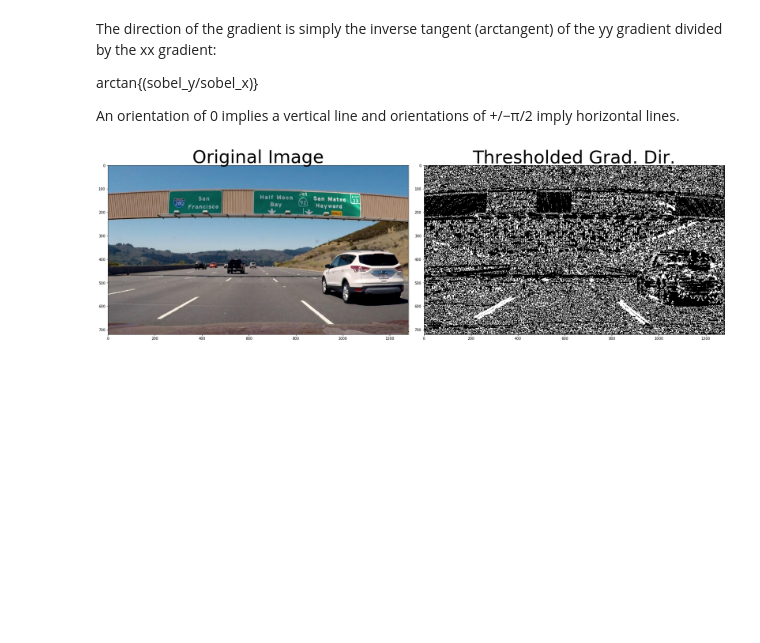
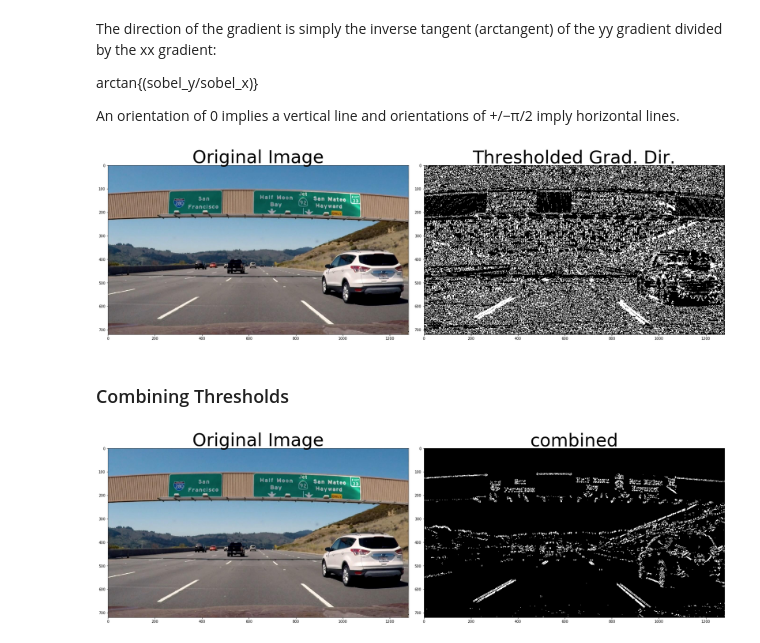
Before and after one commit to magedhassan/Gradients-and-color-spaces, a Jupyter notebook: Gradients-and-color-spaces.ipynb, the cells around one changed output. Saved outputs shown, nothing was run; the diff lists cells and outputs as text; code cells hidden in the pictures; blank space fills up the shorter version.

Commit message:
Combine thresholds together

```diff
--- a/Gradients-and-color-spaces.ipynb
+++ b/Gradients-and-color-spaces.ipynb
@@ -50,7 +50,7 @@ Text(0.5,1,'sybinary to get horizontal lines')
 # Define a function that applies Sobel x or y,
 # then takes an absolute value and applies a threshold.
 # Note: calling your function with orient='x', thresh_min=5, thresh_max=100
-def abs_sobel_thresh(img, orient='x', thresh_min=0, thresh_max=255):
+def abs_sobel_thresh(img, orient='x', sobel_kernel=3, thresh=(0, 255)):
     # Apply the following steps to img
     # 1) Convert to grayscale
     gray = cv2.cvtColor(img, cv2.COLOR_RGB2GRAY)
@@ -64,19 +64,19 @@ def abs_sobel_thresh(img, orient='x', thresh_min=0, thresh_max=255):
     else:
         print("error: undefined orient!")
         return img
-    sobel_orient = cv2.Sobel(gray, cv2.CV_64F, dir_1, dir_2)
-    print("sobel_orient", sobel_orient)
+    sobel_orient = cv2.Sobel(gray, cv2.CV_64F, dir_1, dir_2, ksize=sobel_kernel)
+    #print("sobel_orient", sobel_orient)
     # 3) Take the absolute value of the derivative or gradient
     abs_sobel_orient = np.absolute(sobel_orient)
-    print("abs_sobel_orient", abs_sobel_orient)
+    #print("abs_sobel_orient", abs_sobel_orient)
     # 4) Scale to 8-bit (0 - 255) then convert to type = np.uint8
     scaled_sobel = np.uint8(255*abs_sobel_orient/np.max(abs_sobel_orient))
-    print("scaled_sobel", scaled_sobel)
+    #print("scaled_sobel", scaled_sobel)
     # 5) Create a mask of 1's where the scaled gradient magnitude is > thresh_min and < thresh_max
     binary_output = np.zeros_like(scaled_sobel) # prepare the output and fill with zeros
-    binary_output[(scaled_sobel >= thresh_min) & (scaled_sobel <= thresh_max)] = 1
+    binary_output[(scaled_sobel >= thresh[0]) & (scaled_sobel <= thresh[1])] = 1
     # 6) Return this mask as your binary_output image
-    print("binary_output", binary_output)
+    #print("binary_output", binary_output)
     return binary_output
 # %%
 # Now let's use the defined function abs_sobel_thresh()
@@ -214,3 +197,29 @@ ax2.set_title('Thresholded Grad. Dir.', fontsize=50)
 plt.subplots_adjust(left=0., right=1, top=0.9, bottom=0.)
 # %% [output]
 [figure]
+# %% [markdown]
+### Combining Thresholds
+# %%
+# Choose a Sobel kernel size
+ksize = 9 # Choose a larger odd number to smooth gradient measurements
+
+# Apply each of the thresholding functions
+gradx = abs_sobel_thresh(image, orient='x', sobel_kernel=ksize, thresh=(20, 100))
+grady = abs_sobel_thresh(image, orient='y', sobel_kernel=ksize, thresh=(20, 100))
+mag_binary = mag_thresh(image, sobel_kernel=ksize, mag_thresh=(30, 100))
+dir_binary = dir_threshold(image, sobel_kernel=ksize, thresh=(0.7, 1.3))
+
+# combine thresholds together
+combined = np.zeros_like(dir_binary)
+combined[((gradx == 1) & (grady == 1)) | ((mag_binary == 1) & (dir_binary == 1))] = 1
+
+# Plot the result
+f, (ax1, ax2) = plt.subplots(1, 2, figsize=(24, 9))
+f.tight_layout()
+ax1.imshow(image)
+ax1.set_title('Original Image', fontsize=50)
+ax2.imshow(combined, cmap='gray')
+ax2.set_title('combined', fontsize=50)
+plt.subplots_adjust(left=0., right=1, top=0.9, bottom=0.)
+# %% [output]
+[figure, added]
```
Also changed, not shown: parts of 1 cell of this notebook.
